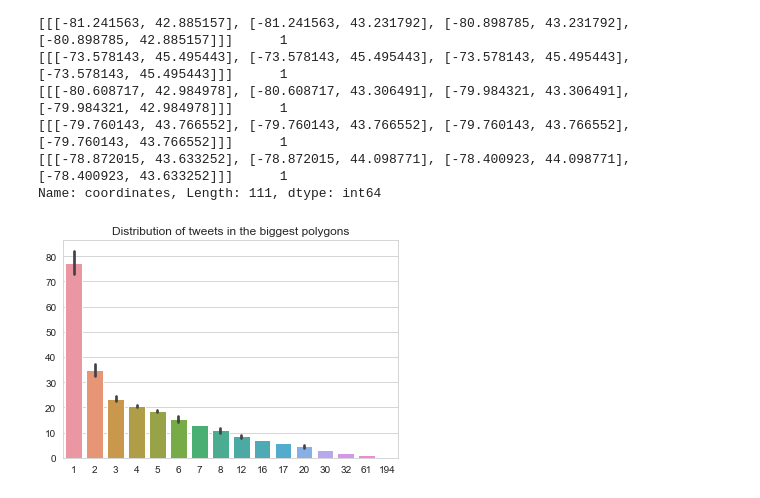
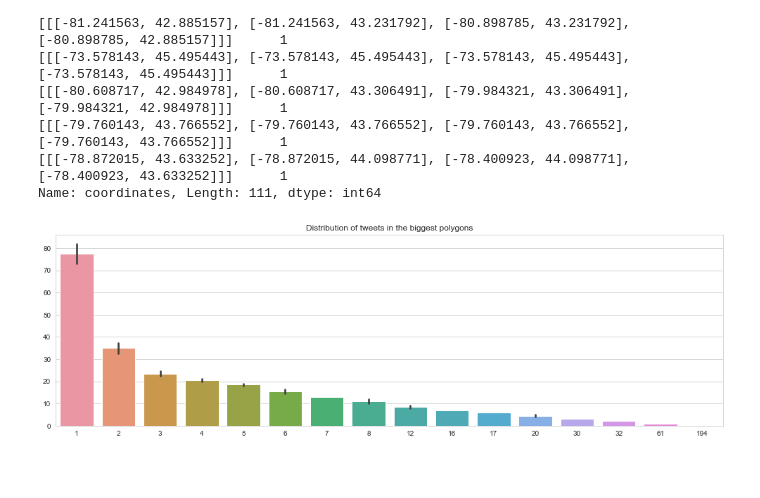
Before and after one commit to slavaspirin/twitter_sentiment, a Jupyter notebook: sentiment_analysis.ipynb, the cells around one changed output. Drawn from its saved outputs; the diff is of its cells as text; code cells hidden in the pictures; blank space fills up the shorter version.

```diff
--- a/sentiment_analysis.ipynb
+++ b/sentiment_analysis.ipynb
@@ -303,11 +303,12 @@ polygons_count
 [[[-78.872015, 43.633252], [-78.872015, 44.098771], [-78.400923, 44.098771], [-78.400923, 43.633252]]]      1
 Name: coordinates, Length: 111, dtype: int64
 # %%
+plt.figure(figsize=[17,5])
 sns.barplot(polygons_count.values, range(len(polygons_count)))
 plt.title('Distribution of tweets in the biggest polygons')
 plt.show()
 # %% [output]
-[figure, old version]
+[figure, new version]
 # %%
 import folium
 m = folium.Map([44.2032, -78.4900], zoom_start=7, tiles='cartodbpositron')
```
Also changed, not shown: parts of 1 cell of this notebook.
